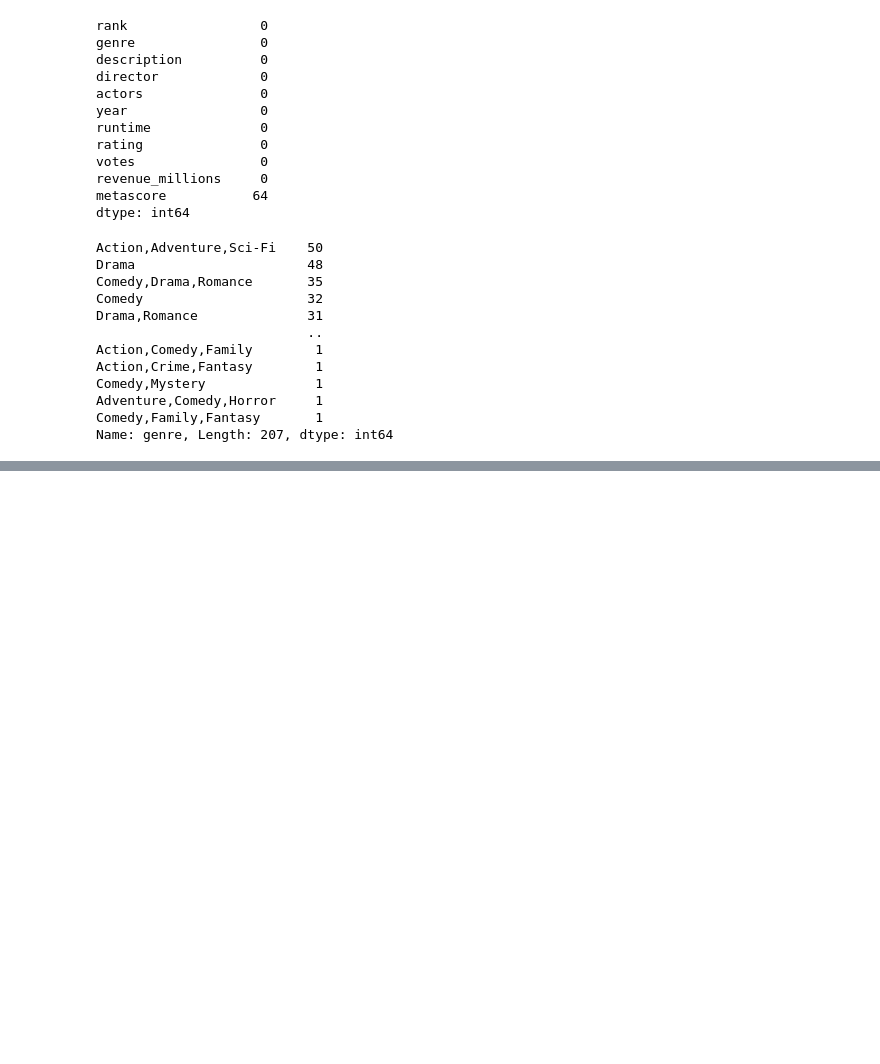
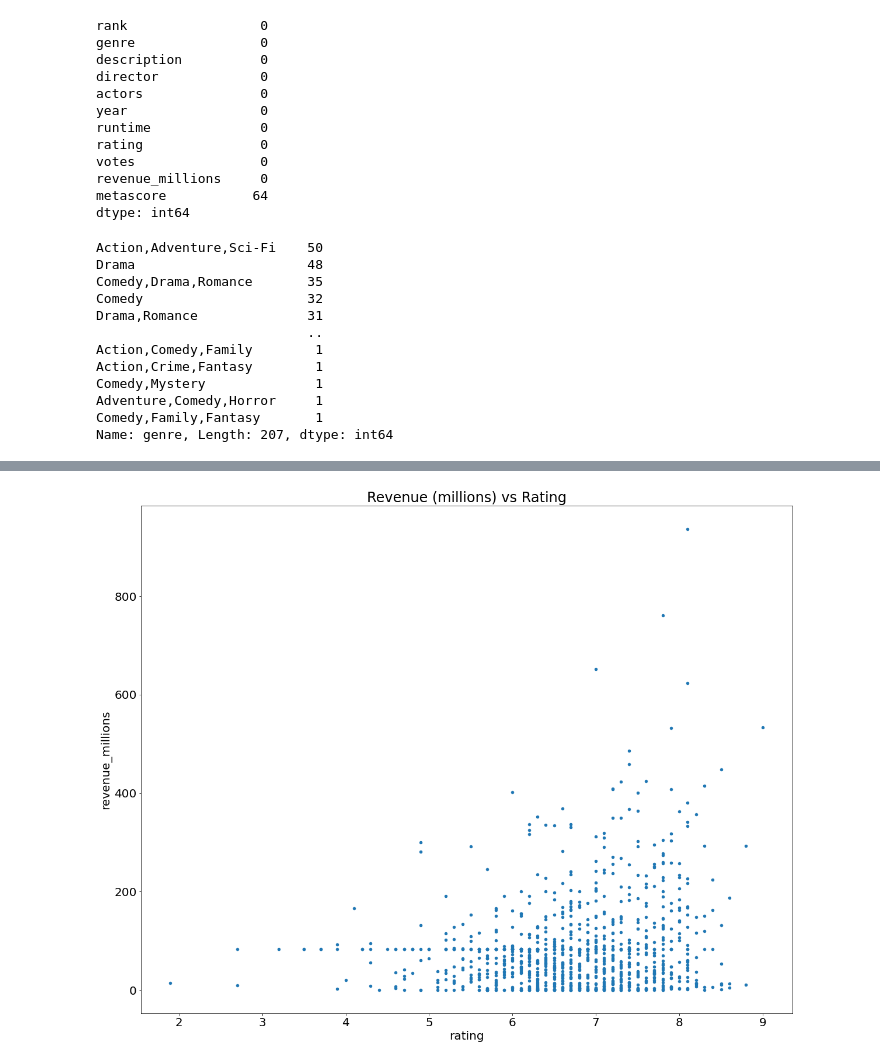
Before and after one commit to NealRame/python-pandas-tutorial1, a Jupyter notebook: pandas-first-step.ipynb, the cells around one changed output, grey strips where cells are left out. Drawn from its saved outputs; the diff is of its cells as text; code cells hidden in the pictures; blank space fills up the shorter version.

Commit message:
Plot

```diff
--- a/pandas-first-step.ipynb
+++ b/pandas-first-step.ipynb
@@ -286,0 +339,8 @@ Name: genre, Length: 207, dtype: int64
+# %%
+movies_df["rating_category"] = movies_df["rating"].apply(lambda x: "Good" if x >= 8 else "Bad")
+# %%
+plt.rcParams.update({'font.size': 20, 'figure.figsize': (20, 16)})
+# %%
+movies_df.plot(kind='scatter', x='rating', y='revenue_millions', title='Revenue (millions) vs Rating');
+# %% [output]
+[figure, added]
```
Also changed, not shown: parts of 8 cells of this notebook.
